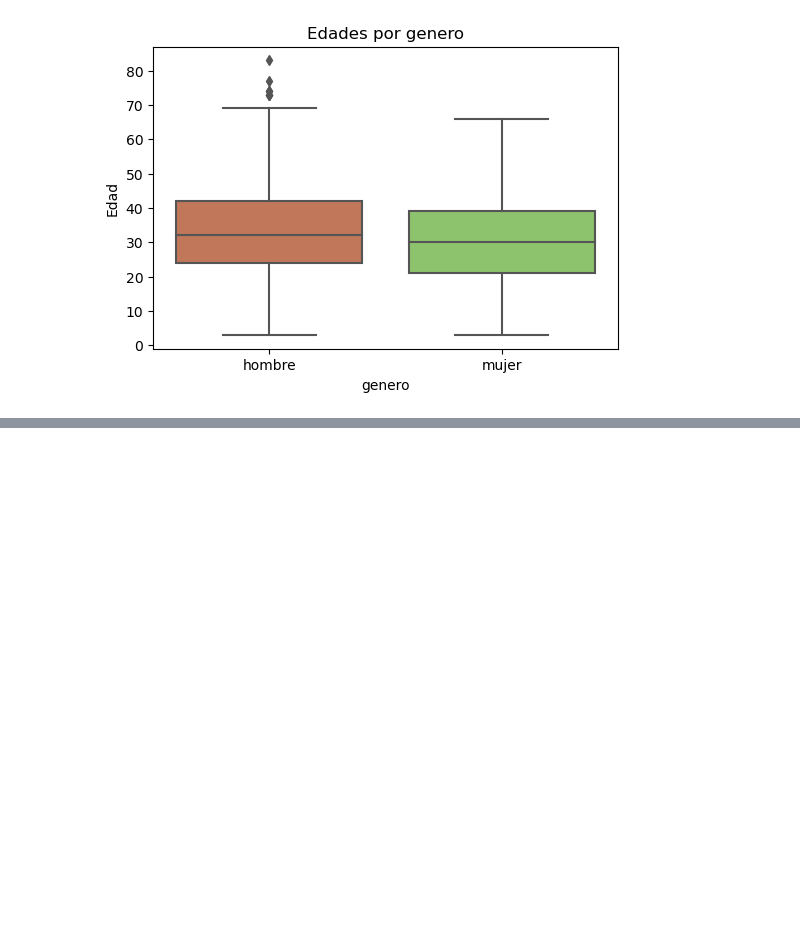
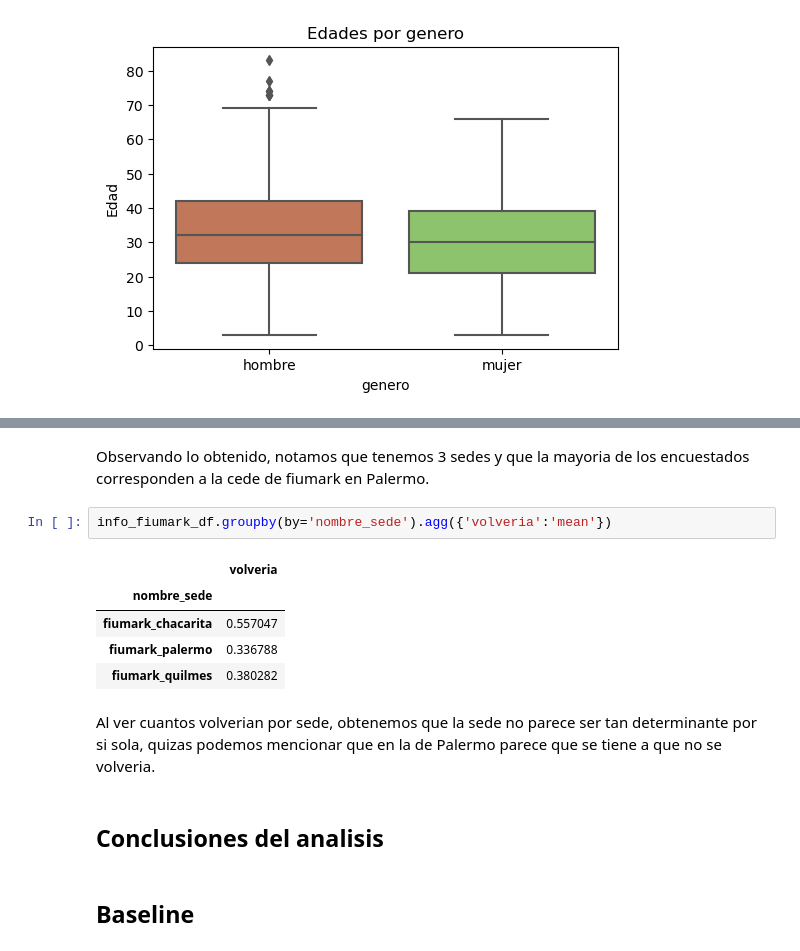
Before and after one commit to brunograssano/TP-Organizacion-de-datos, a Jupyter notebook: TP_Datos.ipynb, the cells around one changed output, grey strips where cells are left out. Saved outputs shown, nothing was run; the diff lists cells and outputs as text; blank space fills up the shorter version.

Commit message:
Agrego la parte que hicimos de las sedes
Co-authored-by: adrianromero99 adrianromer99@hotmail.com

```diff
--- a/TP_Datos.ipynb
+++ b/TP_Datos.ipynb
@@ -323,0 +339,16 @@ plt.show()
+# %% [markdown]
+Observando lo obtenido, notamos que tenemos 3 sedes y que la mayoria de los encuestados corresponden a la cede de fiumark en Palermo.
+# %%
+info_fiumark_df.groupby(by='nombre_sede').agg({'volveria':'mean'})
+# %% [output]
+|  | volveria |
+| nombre_sede |  |
+| fiumark_chacarita | 0.557047 |
+| fiumark_palermo | 0.336788 |
+| fiumark_quilmes | 0.380282 |
+# %% [markdown]
+Al ver cuantos volverian por sede, obtenemos que la sede no parece ser tan determinante por si sola, quizas podemos mencionar que en la de Palermo parece que se tiene a que no se volveria.
+# %% [markdown]
+## Conclusiones del analisis
+# %% [markdown]
+## Baseline
```
Also changed, not shown: parts of 8 cells of this notebook.
